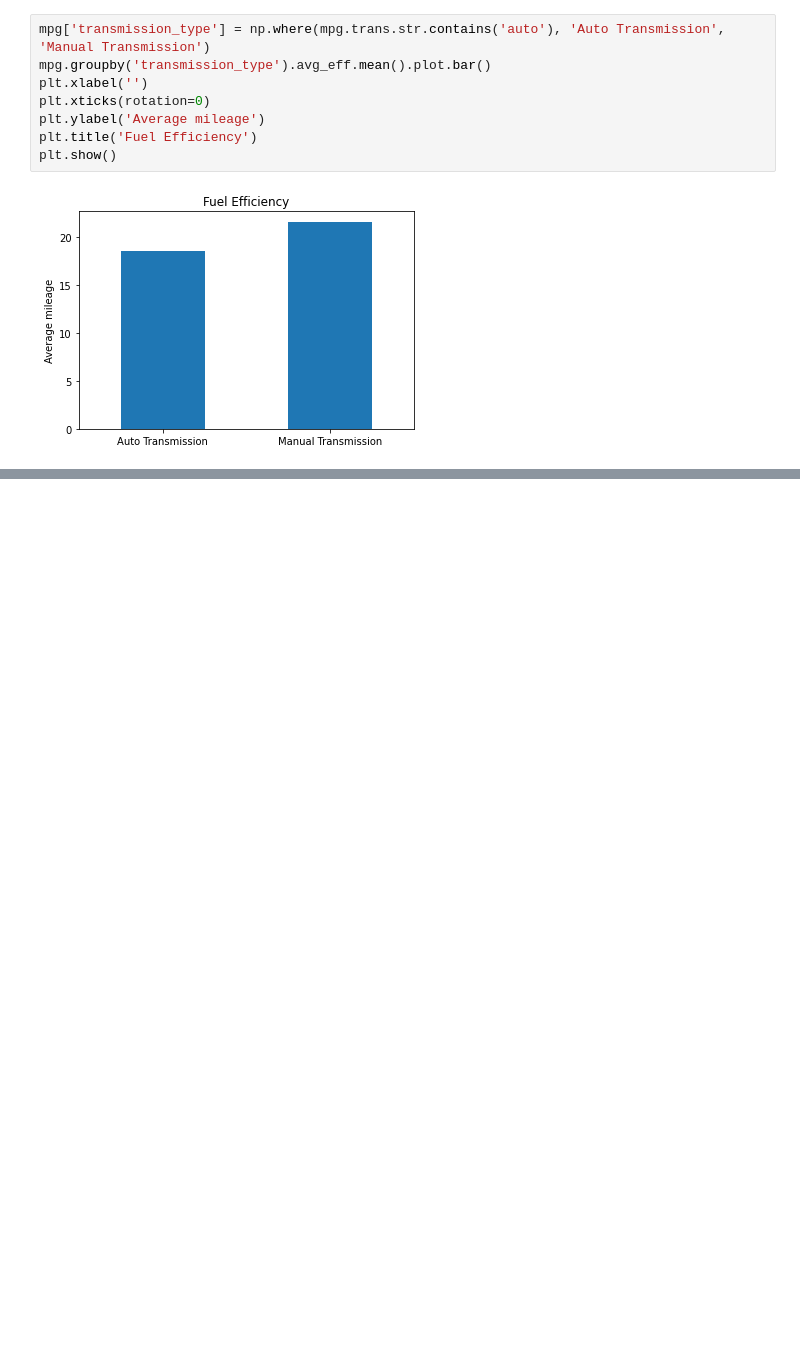
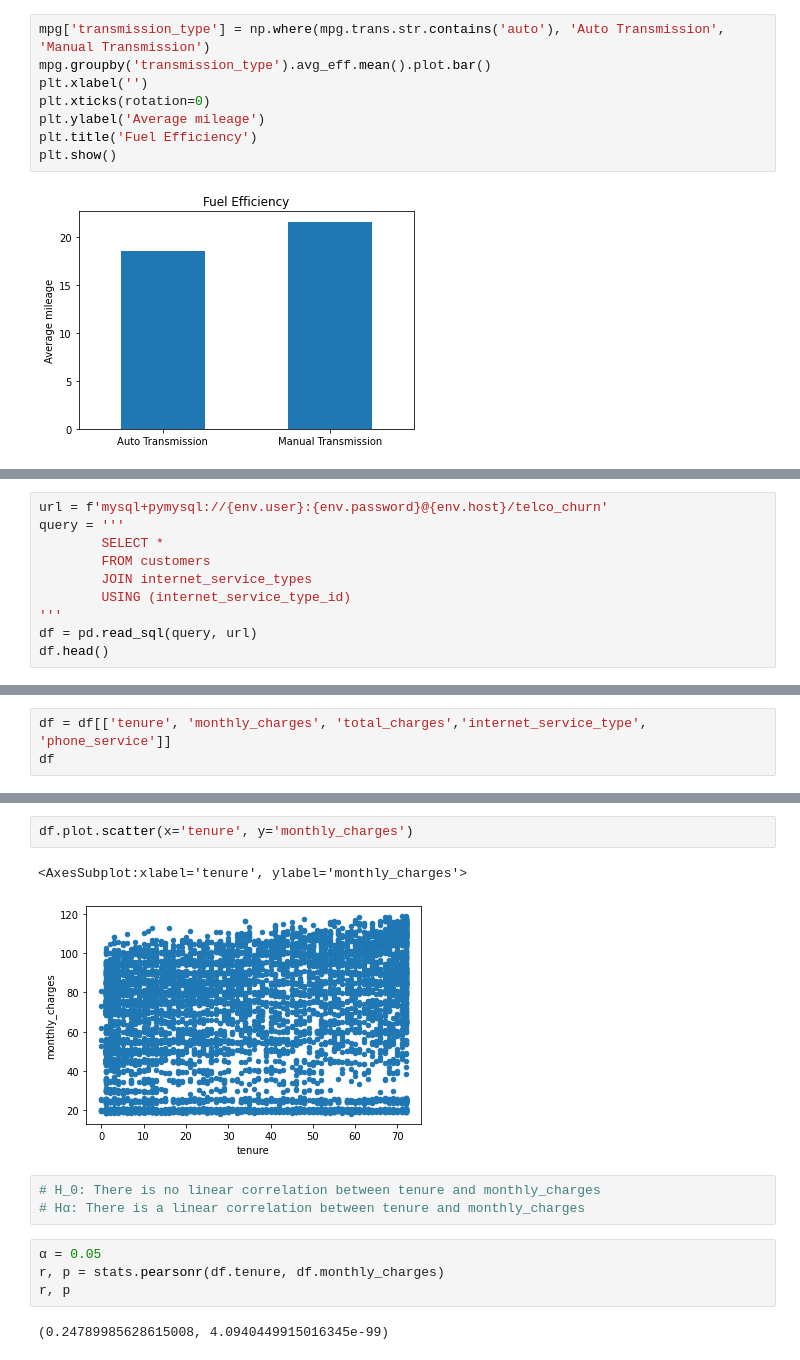
Before and after one commit to Addisalem-Kemal/Statstics_exercisese, a Jupyter notebook: hypothesis_testing.ipynb, the cells around one changed output, grey strips where cells are left out. Cells and saved outputs as stored; diff of their text form; blank space fills up the shorter version.

```diff
--- a/hypothesis_testing.ipynb
+++ b/hypothesis_testing.ipynb
@@ -298,0 +302,10 @@ plt.show()
+# %%
+url = f'mysql+pymysql://{env.user}:{env.password}@{env.host}/telco_churn'
+query = '''
+        SELECT *
+        FROM customers
+        JOIN internet_service_types
+        USING (internet_service_type_id)
+'''
+df = pd.read_sql(query, url)
+df.head()
@@ -298,0 +354,3 @@ plt.show()
+# %%
+df = df[['tenure', 'monthly_charges', 'total_charges','internet_service_type', 'phone_service']]
+df
@@ -298,0 +371,14 @@ plt.show()
+# %%
+df.plot.scatter(x='tenure', y='monthly_charges')
+# %% [output]
+<AxesSubplot:xlabel='tenure', ylabel='monthly_charges'>
+[figure, added]
+# %%
+# H_0: There is no linear correlation between tenure and monthly_charges
+# Hα: There is a linear correlation between tenure and monthly_charges
+# %%
+α = 0.05
+r, p = stats.pearsonr(df.tenure, df.monthly_charges)
+r, p
+# %% [output]
+(0.24789985628615008, 4.0940449915016345e-99)
```
Also changed, not shown: parts of 54 cells of this notebook.
